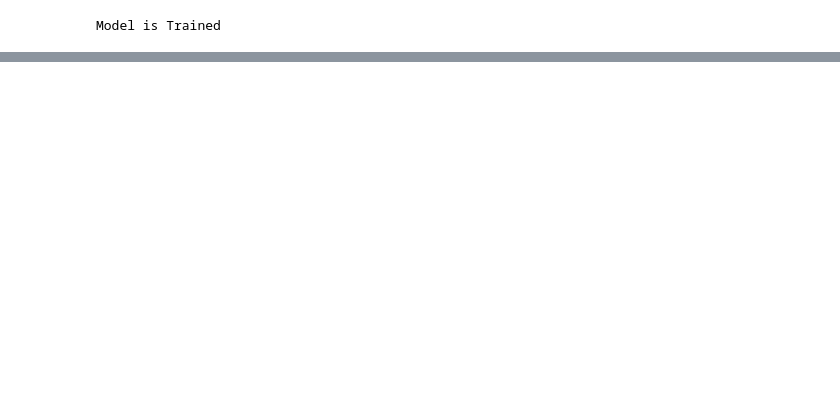
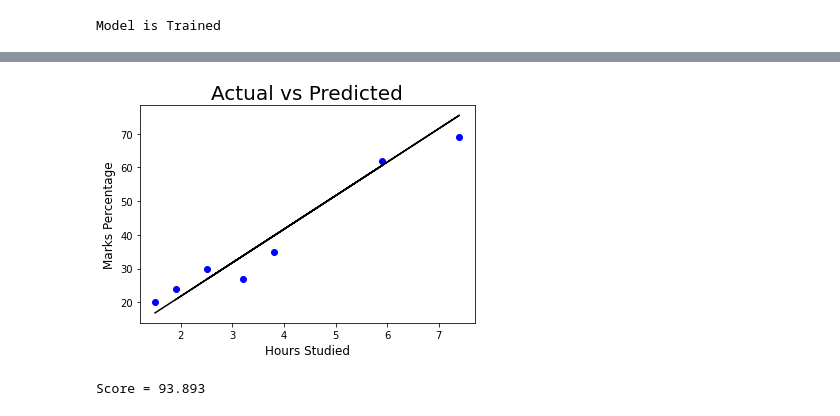
Before and after one commit to akriti0998/The-Sparks-Foundation-task, a Jupyter notebook: Task__1_Prediction_using_Supervised_ML.ipynb, the cells around one changed output, grey strips where cells are left out. Cells and saved outputs as stored; diff of their text form; code cells hidden in the pictures; blank space fills up the shorter version.

```diff
--- a/Task__1_Prediction_using_Supervised_ML.ipynb
+++ b/Task__1_Prediction_using_Supervised_ML.ipynb
@@ -194,0 +172,15 @@ prediction
+# %%
+plt.scatter(x=X_test, y=y_test, color='blue')
+plt.plot(X_test,y_pred, color='Black')
+plt.title('Actual vs Predicted', size=20)
+plt.ylabel('Marks Percentage', size=12)
+plt.xlabel('Hours Studied', size=12)
+plt.show()
+# %% [output]
+[figure, added]
+# %%
+hours = [9.25]
+answer = regression.predict([hours])
+print("Score = {}".format(round(answer[0],3)))
+# %% [output]
+Score = 93.893
```
Also changed, not shown: parts of 10 cells of this notebook.
